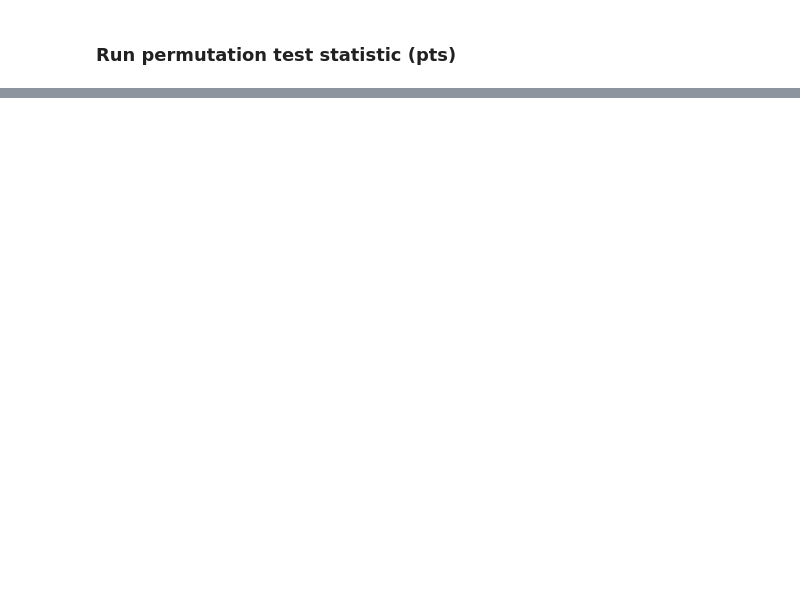
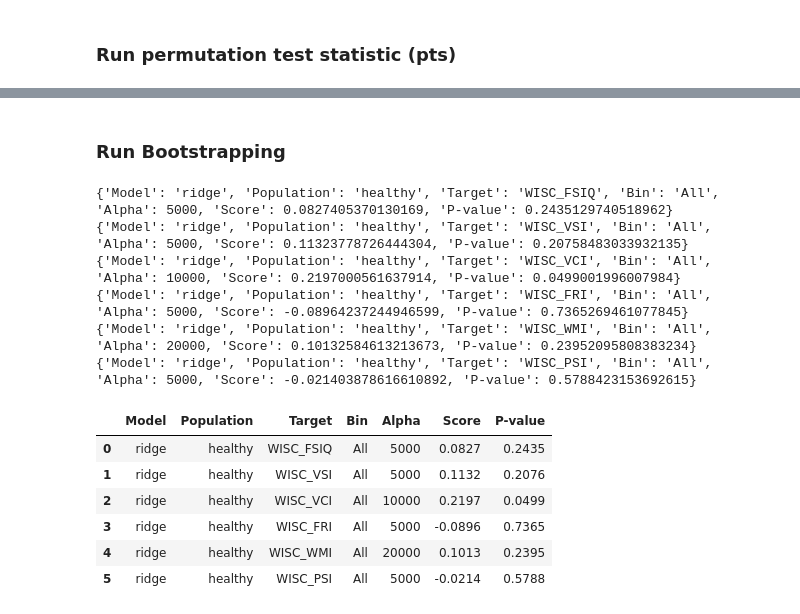
Before and after one commit to Brian-Pho/MSc_Research-Project, a Jupyter notebook: src/Models/Ridge.ipynb, the cells around one changed output, grey strips where cells are left out. Saved outputs shown, nothing was run; the diff lists cells and outputs as text; code cells hidden in the pictures; blank space fills up the shorter version.

```diff
--- a/src/Models/Ridge.ipynb
+++ b/src/Models/Ridge.ipynb
@@ -264,7 +267,7 @@ for target in targets:
 
     for X_cv, y_cv, bin_label in zip(X_all, y_all, bin_labels):
         # Find best alpha
-        estimators = [StandardScaler(), RidgeCV(alphas=[a for a in range(5000, 75000, 5000)],
+        estimators = [StandardScaler(), RidgeCV(alphas=[a for a in range(1, 10000, 100)],
                                         scoring=unimetric_scorer, cv=RKF_10_10)]
         pipe = make_pipeline(*estimators).fit(X_cv, y_cv)
         ridge_cv = pipe['ridgecv']
@@ -289,5 +292,5 @@ for target in targets:
 
 results_df = pd.DataFrame(results)
 display(results_df.round(4))
-filename = f'ridge_pts_{population}.csv'
-results_df.to_csv(join(RIDGE_RESULTS, filename))
+# filename = f'ridge_pts_{population}.csv'
+# results_df.to_csv(join(RIDGE_RESULTS, filename))
@@ -293,0 +312,55 @@ results_df.to_csv(join(RIDGE_RESULTS, filename))
+# %% [markdown]
+### Run Bootstrapping
+# %%
+%%time
+from os.path import join
+from common.binning import bin_data
+from common.wisc import WISC_LEVEL
+from common.paths import RIDGE_WEIGHTS, RIDGE_RESULTS
+from common.scoring import bootstrap_permutation_test_score
+
+results = []
+targets = WISC_LEVEL[5]
+target_alphas = [5000, 5000, 10000, 5000, 20000, 5000]
+
+for target, target_alpha in zip(targets, target_alphas):
+    y = Y[target]
+    X_all, y_all, bin_labels = bin_data(X, y)
+
+    for X_cv, y_cv, bin_label in zip(X_all, y_all, bin_labels):
+        estimators = [StandardScaler(), Ridge(alpha=target_alpha)]
+        pipe = make_pipeline(*estimators)
+
+        score, permutation_scores, pvalue = bootstrap_permutation_test_score(
+            pipe, X_cv, y_cv, cv=RKF_10_10, scoring=unimetric_scorer, n_permutations=N_PERM,
+            n_jobs=-1, bootstrap_n=380)
+
+        results.append({
+            'Model': 'ridge',
+            'Population': population,
+            'Target': target,
+            'Bin': bin_label,
+            'Alpha': target_alpha,
+            'Score': score,
+            'P-value': pvalue,
+        })
+        print(results[-1])
+
+results_df = pd.DataFrame(results)
+display(results_df.round(4))
+# filename = f'ridge_cv_{population}.csv'
+# results_df.to_csv(join(RIDGE_RESULTS, filename))
+# %% [output]
+{'Model': 'ridge', 'Population': 'healthy', 'Target': 'WISC_FSIQ', 'Bin': 'All', 'Alpha': 5000, 'Score': 0.0827405370130169, 'P-value': 0.2435129740518962}
+{'Model': 'ridge', 'Population': 'healthy', 'Target': 'WISC_VSI', 'Bin': 'All', 'Alpha': 5000, 'Score': 0.11323778726444304, 'P-value': 0.20758483033932135}
+{'Model': 'ridge', 'Population': 'healthy', 'Target': 'WISC_VCI', 'Bin': 'All', 'Alpha': 10000, 'Score': 0.2197000561637914, 'P-value': 0.0499001996007984}
+{'Model': 'ridge', 'Population': 'healthy', 'Target': 'WISC_FRI', 'Bin': 'All', 'Alpha': 5000, 'Score': -0.08964237244946599, 'P-value': 0.7365269461077845}
+{'Model': 'ridge', 'Population': 'healthy', 'Target': 'WISC_WMI', 'Bin': 'All', 'Alpha': 20000, 'Score': 0.10132584613213673, 'P-value': 0.23952095808383234}
+{'Model': 'ridge', 'Population': 'healthy', 'Target': 'WISC_PSI', 'Bin': 'All', 'Alpha': 5000, 'Score': -0.021403878616610892, 'P-value': 0.5788423153692615}
+|  | Model | Population | Target | Bin | Alpha | Score | P-value |
+| 0 | ridge | healthy | WISC_FSIQ | All | 5000 | 0.0827 | 0.2435 |
+| 1 | ridge | healthy | WISC_VSI | All | 5000 | 0.1132 | 0.2076 |
+| 2 | ridge | healthy | WISC_VCI | All | 10000 | 0.2197 | 0.0499 |
+| 3 | ridge | healthy | WISC_FRI | All | 5000 | -0.0896 | 0.7365 |
+| 4 | ridge | healthy | WISC_WMI | All | 20000 | 0.1013 | 0.2395 |
+| 5 | ridge | healthy | WISC_PSI | All | 5000 | -0.0214 | 0.5788 |
```
Also changed, not shown: parts of 8 cells of this notebook, 11 other files.
